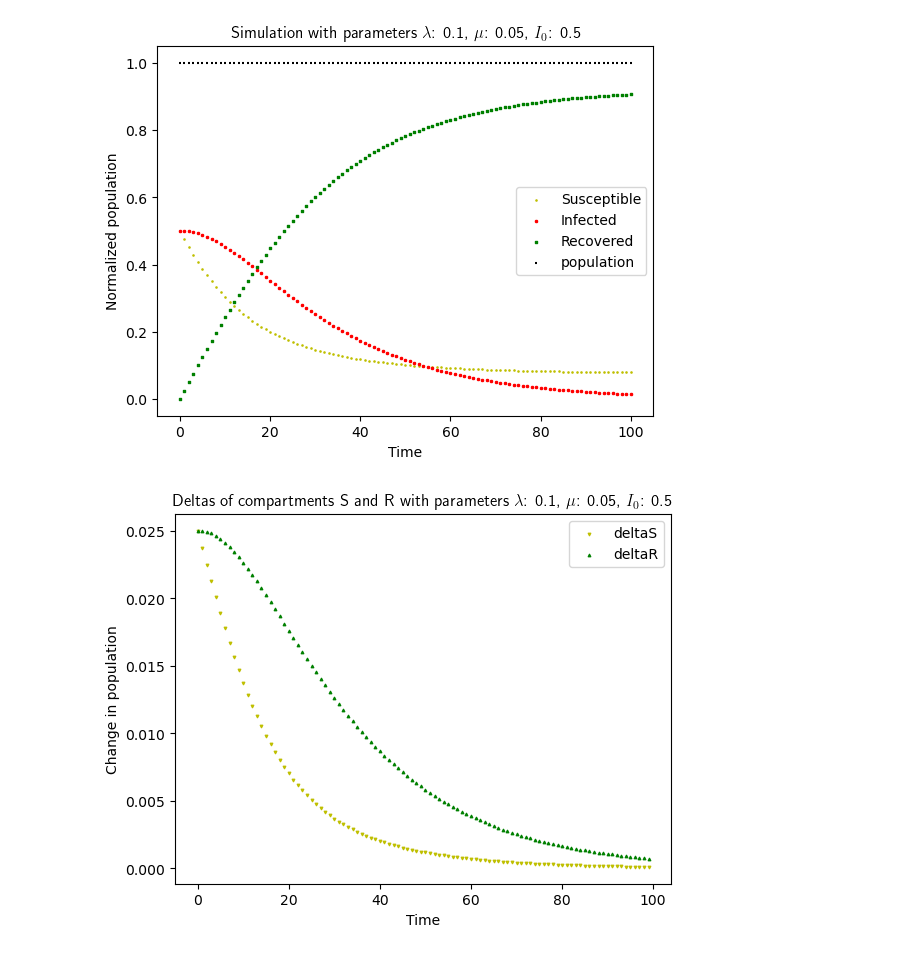
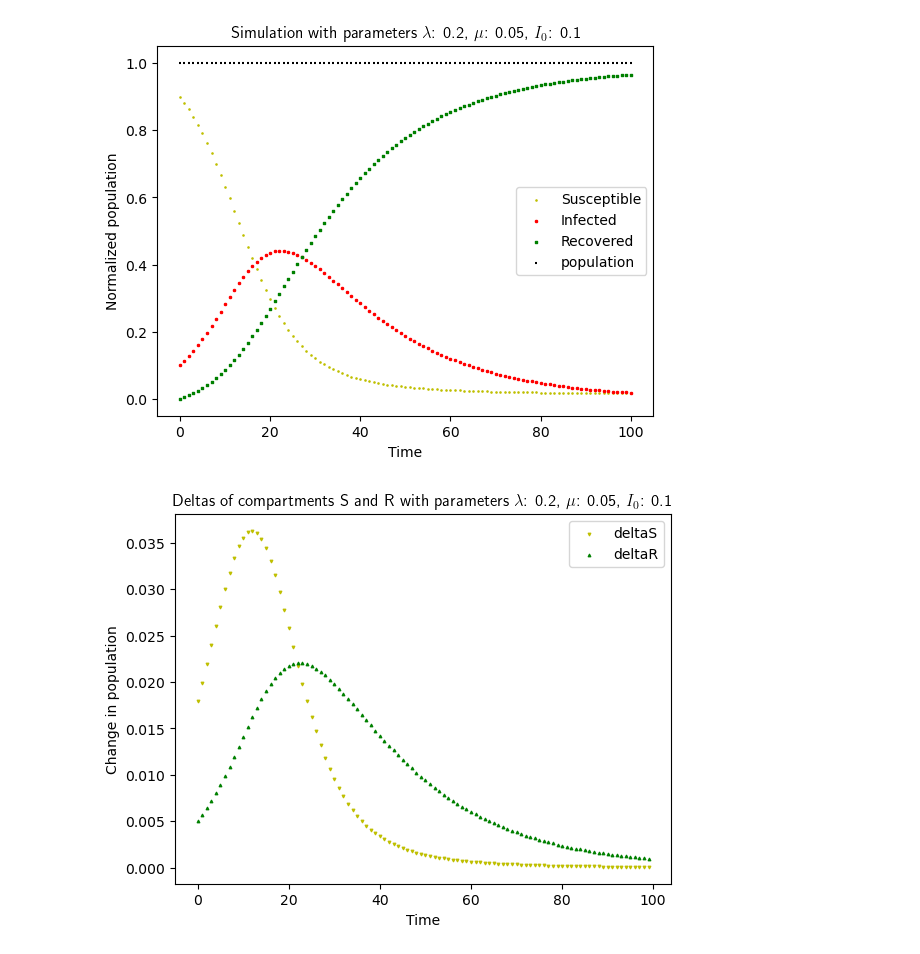
Before and after one commit to AnuR1234/GNN, a Jupyter notebook: Assignment4/epidemiology.ipynb, the cells around one changed output. Saved outputs shown, nothing was run; the diff lists cells and outputs as text; code cells hidden in the pictures.

```diff
--- a/Assignment4/epidemiology.ipynb
+++ b/Assignment4/epidemiology.ipynb
@@ -91,6 +102,7 @@ def plot_simulation(lam, mu, I_0, T):
     i = results[:, 1]
     r = results[:, 2]
     time_range = [t for t in range(T + 1)]
+    fig1 = plt.figure()
     plt.scatter(time_range, s, label="Susceptible", marker=".", s = 3, color="y")
     plt.scatter(time_range, i, label="Infected", marker="x", s = 3, color="r")
     plt.scatter(time_range, r, label="Recovered", marker=",", s= 3, color="g")
@@ -99,10 +111,11 @@ def plot_simulation(lam, mu, I_0, T):
     plt.ylabel("Normalized population")
     plt.xlabel("Time")
     plt.legend()
-    plt.figure()
+    fig2 = plt.figure()
     plt.title(f"Deltas of compartments S and R with parameters $\lambda$: {lam}, $\mu$: {mu}, $I_0$: {I_0}", usetex = True)
     plt.scatter(time_range[:-1], deltas[:, 0], marker="v", s=3, color="y", label="deltaS")
     plt.scatter(time_range[:-1], deltas[:, 1], marker="^", s=3, color="g", label="deltaR")
     plt.ylabel("Change in population")
     plt.xlabel("Time")
     plt.legend()
+    return fig1, fig2
@@ -119,6 +204,6 @@ plot_simulation(0.3, 0.08, 0.5, 100)
 # %%
-plot_simulation(0.1, 0.05, 0.5, 100)
+plot_simulation(0.2, 0.05, 0.1, 100)
 # %% [output]
-[figure, old version]
+[figure, new version]
-[figure, old version]
+[figure, new version]
 # %% [markdown]
```
Also changed, not shown: parts of 29 cells of this notebook.
